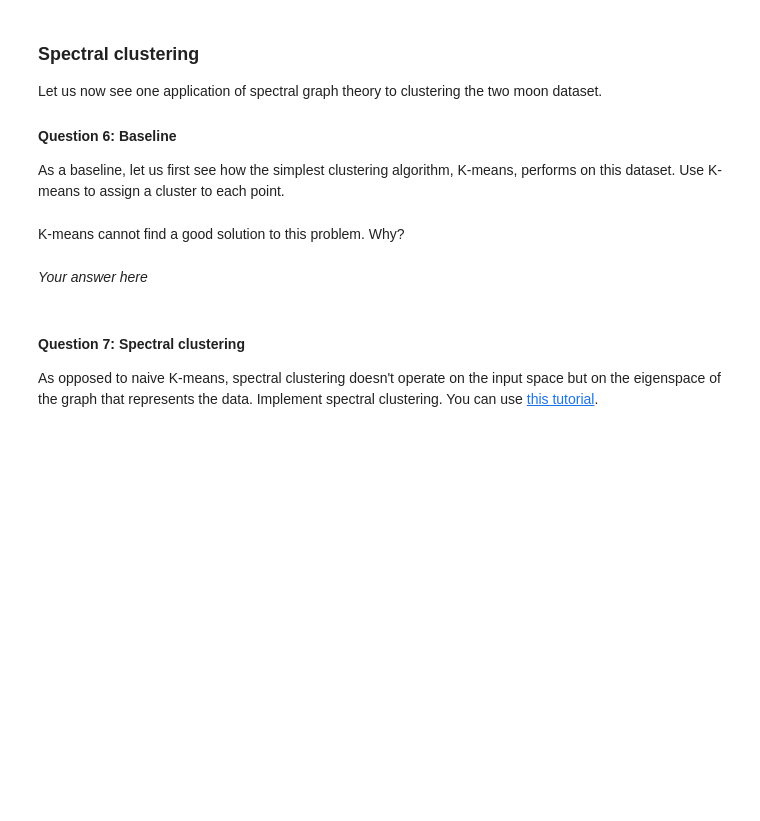
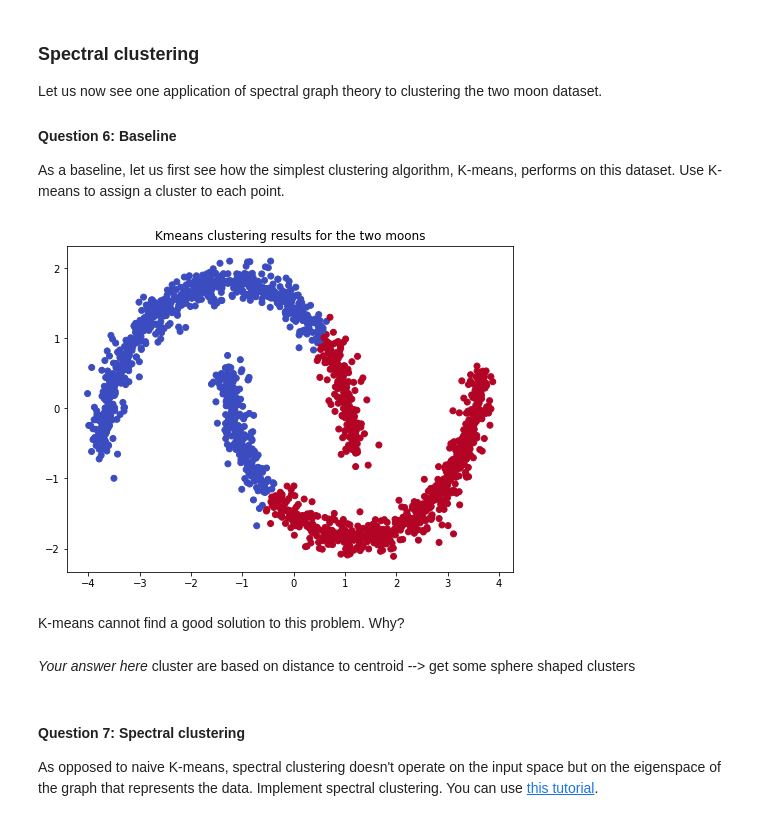
Before and after one commit to antoine-spahr/NTDS, a Jupyter notebook: Assignments/2_learning_with_graphs.ipynb, the cells around one changed output. Cells and saved outputs as stored; diff of their text form; code cells hidden in the pictures; blank space fills up the shorter version.

```diff
--- a/Assignments/2_learning_with_graphs.ipynb
+++ b/Assignments/2_learning_with_graphs.ipynb
@@ -194,14 +200,18 @@ As a baseline, let us first see how the simplest clustering algorithm, K-means,
 # %%
 from sklearn.cluster import KMeans
 
-# Your code here
-y_pred =  # Vector with cluster assignments
-plt.scatter(X[:, 0], X[:, 1], c=y_pred)
+kmeans = KMeans(n_clusters=2).fit(X)
+y_pred =  kmeans.labels_
+fig, ax = plt.subplots(1,1,figsize=(8,6))
+ax.scatter(X[:, 0], X[:, 1], c=y_pred, cmap='coolwarm')
+ax.set_title('Kmeans clustering results for the two moons')
 plt.show()
+# %% [output]
+[figure, added]
 # %% [markdown]
 K-means cannot find a good solution to this problem. Why?
-# %% [markdown]
-*Your answer here*
+# %% [markdown]
+*Your answer here* cluster are based on distance to centroid --> get some sphere shaped clusters
 # %% [markdown]
 #### Question 7: Spectral clustering
 
```
Also changed, not shown: parts of 17 cells of this notebook, 1 other file.
